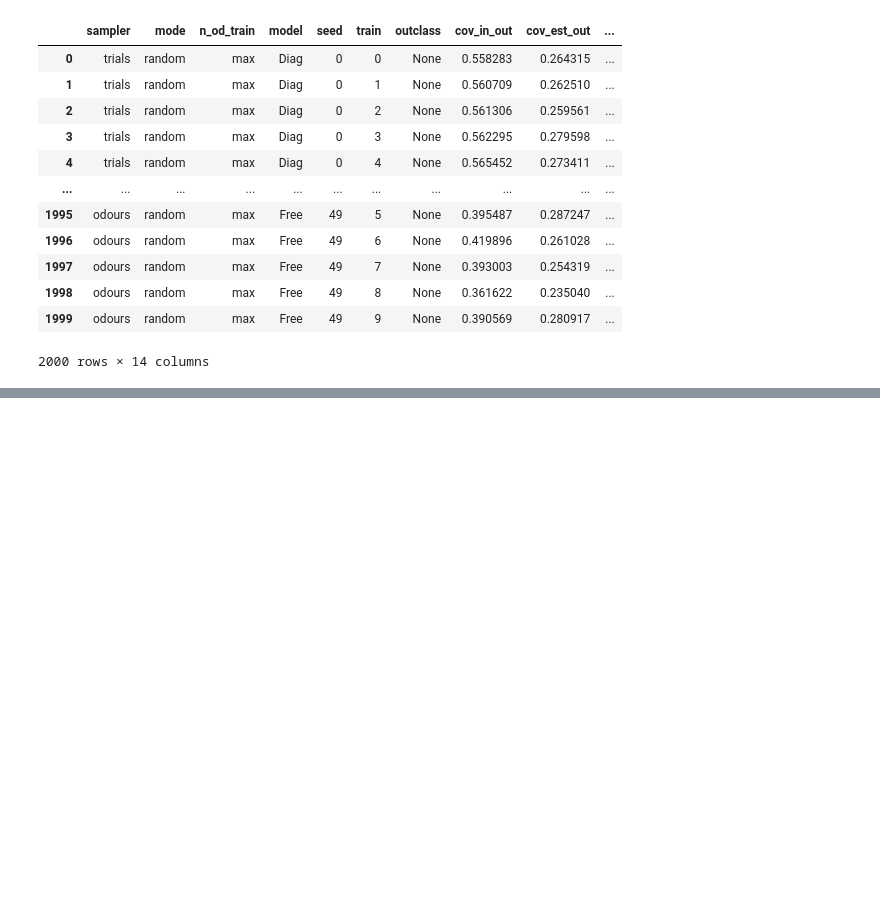
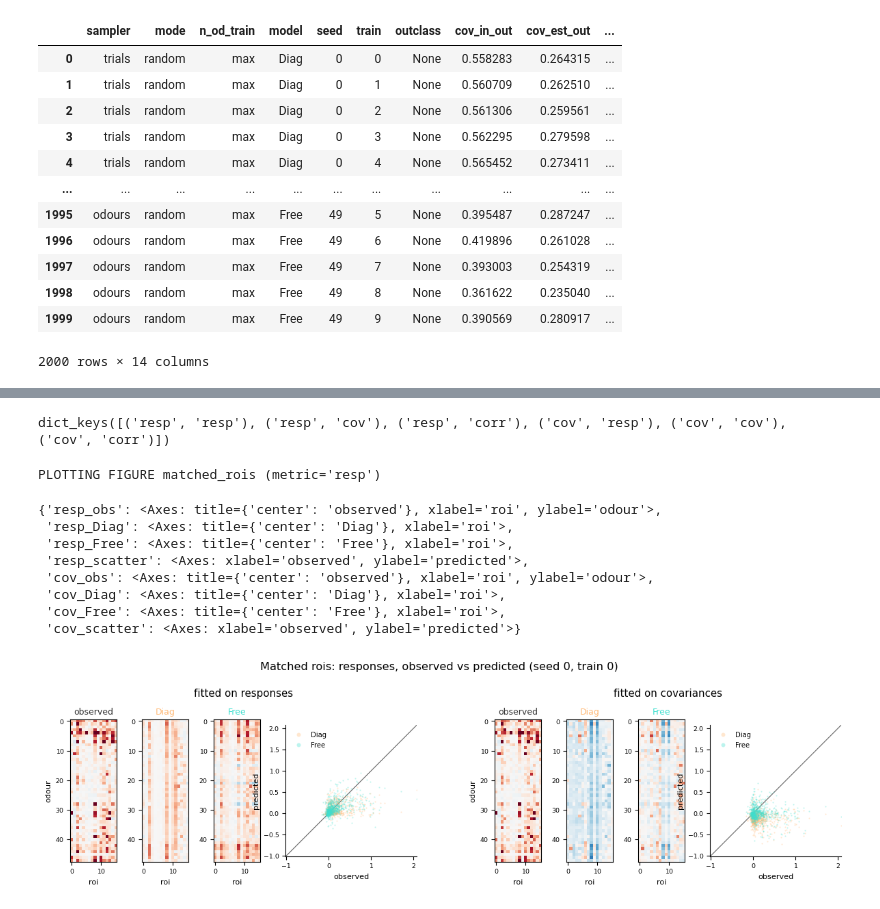
Before and after one commit to stootoon/glom-io-transform-release, a Jupyter notebook: glom_io_transform/analysis/fig_driver.ipynb, the cells around one changed output, grey strips where cells are left out. Cells and saved outputs as stored; diff of their text form; code cells hidden in the pictures; blank space fills up the shorter version.

```diff
--- a/glom_io_transform/analysis/fig_driver.ipynb
+++ b/glom_io_transform/analysis/fig_driver.ipynb
@@ -148,0 +161,5 @@ Saved figure to /camp/home/tootoos/working/tootoos/git/glom-io-transform-release
+# %%
+from glom_io_transform.model_fitting import driver; reload(driver)
+from glom_io_transform.analysis import compute; reload(compute)
+from glom_io_transform.analysis.compute import matched_rois as compute_matched_rois; reload(compute_matched_rois)
+matched_rois_data = compute_matched_rois.Data().compute()
@@ -148,0 +184,19 @@ Saved figure to /camp/home/tootoos/working/tootoos/git/glom-io-transform-release
+# %%
+matched_rois_data.panels.keys()
+# %% [output]
+dict_keys([('resp', 'resp'), ('resp', 'cov'), ('resp', 'corr'), ('cov', 'resp'), ('cov', 'cov'), ('cov', 'corr')])
+# %%
+from glom_io_transform.analysis.figures import figures as fig_figures; reload(fig_figures)
+from glom_io_transform.analysis.figures import matched_rois as fig_matched_rois; reload(fig_matched_rois)
+fig_matched_rois.Supp.plot(matched_rois_data, metric="resp")
+# %% [output]
+PLOTTING FIGURE matched_rois (metric='resp')
+{'resp_obs': <Axes: title={'center': 'observed'}, xlabel='roi', ylabel='odour'>,
+ 'resp_Diag': <Axes: title={'center': 'Diag'}, xlabel='roi'>,
+ 'resp_Free': <Axes: title={'center': 'Free'}, xlabel='roi'>,
+ 'resp_scatter': <Axes: xlabel='observed', ylabel='predicted'>,
+ 'cov_obs': <Axes: title={'center': 'observed'}, xlabel='roi', ylabel='odour'>,
+ 'cov_Diag': <Axes: title={'center': 'Diag'}, xlabel='roi'>,
+ 'cov_Free': <Axes: title={'center': 'Free'}, xlabel='roi'>,
+ 'cov_scatter': <Axes: xlabel='observed', ylabel='predicted'>}
+[figure, added]
```
Also changed, not shown: parts of 4 cells of this notebook.
